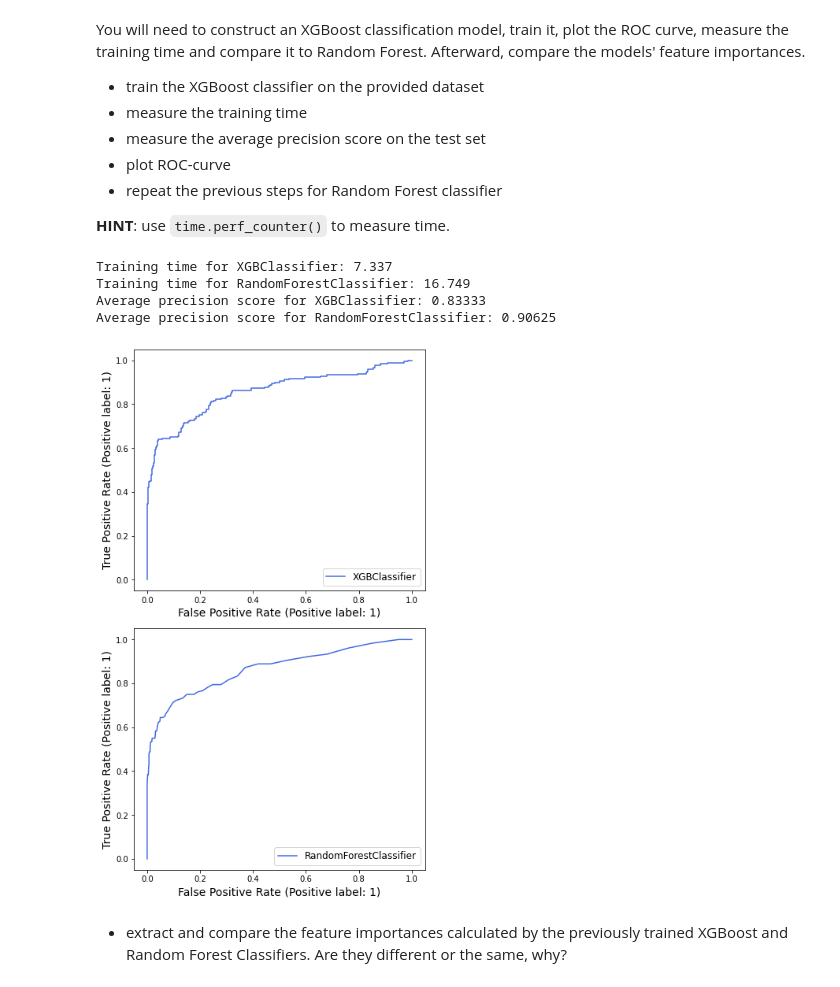
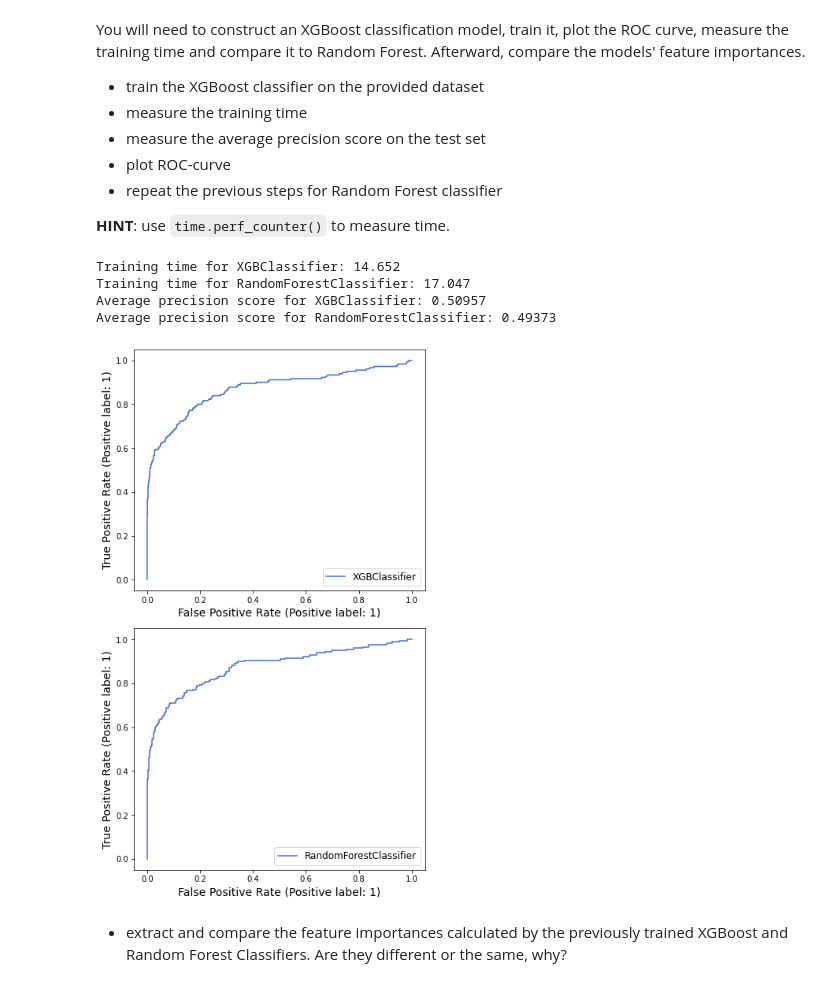
Before and after one commit to purphy42/ML_2023, a Jupyter notebook: HW_1.ipynb, the cells around one changed output. Drawn from its saved outputs; the diff is of its cells as text; code cells hidden in the pictures.

```diff
--- a/HW_1.ipynb
+++ b/HW_1.ipynb
@@ -361,7 +364,7 @@ For the Random Forest Classifier, the model is indifferent to scaling,
 ## Task 5. Bagging Ensembles of Regressors (1+1 points)
 In this problem, you are to deal with [Concrete Compressive Strength Dataset](https://www.kaggle.com/elikplim/concrete-compressive-strength-data-set). Your goal will be to determine the optimal parameters for two Bagging-Based Forest Ensemble **Regressors** and compare the forests. Let's load the data and split it into test and train parts.
 # %%
-data = pd.read_csv('/content/drive/MyDrive/data/concrete.csv').astype(float)
+data = pd.read_csv('data/concrete.csv').astype(float)
 X = data.drop('concrete_compressive_strength', axis=1)
 y = data.concrete_compressive_strength
 n = len(X)
@@ -617,8 +628,8 @@ class Boosting():
         for i in range(len(alphas)):
             clf_i = self.classifiers[i]
             y_pred_i = clf_i.predict(X)
-            weighted_y_pred_i = y_pred_i * alphas[i]
-            final_predictions = final_predictions + weighted_y_pred_i
+            weight_y_pred_i = y_pred_i * alphas[i]
+            final_predictions = final_predictions + weight_y_pred_i
 
         out = np.sign(final_predictions)
 
@@ -690,7 +701,7 @@ from xgboost import XGBClassifier
 from sklearn.linear_model import LogisticRegression
 from sklearn.ensemble import RandomForestClassifier
 
-data = pd.read_csv('/content/drive/MyDrive/data/telecom_churn.csv')
+data = pd.read_csv('data/telecom_churn.csv')
 cols = ['account length','number vmail messages',
        'total day minutes', 'total day calls', 'total day charge',
        'total eve minutes', 'total eve calls', 'total eve charge',
@@ -720,14 +731,14 @@ X_train, X_test, y_train, y_test = train_test_split(X, y, test_size=0.4,
 models_parameters = [
     {
         "model" : [XGBClassifier(n_jobs=-1, random_state=fixed_state)],
-        "model__n_estimators" : [5, 10, 50, 100, 200, 500],
-        # "model__max_depth" : [1, 2, 5, 10]
+        "model__n_estimators" : [5, 10, 50, 100, 200],
+        "model__max_depth" : [1, 2, 5, 10]
     },
 
     {
         "model" : [RandomForestClassifier(n_jobs=-1, random_state=fixed_state)],
-        "model__n_estimators" : [5, 10, 50, 100, 200, 500],
-        # "model__max_depth" : [1, 2, 5, 10]
+        "model__n_estimators" : [5, 10, 50, 100, 200],
+        "model__max_depth" : [1, 2, 5, 10]
     },
 ]
 
@@ -742,40 +753,40 @@ time_list = []; precision_list = []; name_list = []
 model_importances = []; model_features = []
 
 for parameters, ax, grd in zip(models_parameters, axes.flat, itertools.product([0, 1], repeat=1)):
-  model_fit = GridSearchCV(pipeline, parameters, cv=5, scoring="accuracy", verbose=0, n_jobs=-1)
+  model_fit = GridSearchCV(pipeline, parameters, cv=5, scoring="average_precision", verbose=0, n_jobs=-1)
   time_start = time.perf_counter()
   model_fit.fit(X_train, y_train)
   model_importances.append(model_fit.best_estimator_._final_estimator.feature_importances_)
   model_features.append(list(X_train.columns.values))
   time_end = time.perf_counter()
   time_list.append(time_end - time_start)
   y_pred = model_fit.predict(X_test)
-  precision_cur = precision_score(y_test, y_pred)
+  precision_cur = average_precision_score(y_test, y_pred)
   precision_list.append(precision_cur)
   name_cur = str(parameters["model"][0]).split("(")[0]
   name_list.append(name_cur)
 
   fpr, tpr, _ = roc_curve(y_test, model_fit.predict_proba(X_test)[:, 1])
   ax = plt.subplot(gs[grd[0]])
   ax.set_xlabel("False Positive Rate (Positive label: 1)", fontsize=14)
   ax.set_ylabel("True Positive Rate (Positive label: 1)", fontsize=14)
   fig = ax.plot(fpr, tpr, color="royalblue", label=name_cur)
   plt.legend(loc=4, prop={'size': 12})
 
 for i in range(2):
   print("Training time for {}: {:2.3f}".format(name_list[i], time_list[i]))
 for i in range(2):
   print("Average precision score for {}: {:2.5f}".format(name_list[i], precision_list[i]))
 
 plt.tight_layout()
 
 ### END Solution (do not delete this comment)
 # %% [output]
-Training time for XGBClassifier: 7.337
-Training time for RandomForestClassifier: 16.749
-Average precision score for XGBClassifier: 0.83333
-Average precision score for RandomForestClassifier: 0.90625
+Training time for XGBClassifier: 14.652
+Training time for RandomForestClassifier: 17.047
+Average precision score for XGBClassifier: 0.50957
+Average precision score for RandomForestClassifier: 0.49373
-[figure, old version]
+[figure, new version]
 # %% [markdown]
 * extract and compare the feature importances calculated by the previously trained XGBoost and Random Forest Classifiers. Are they different or the same, why?
 # %%
```
Also changed, not shown: parts of 35 cells of this notebook.
